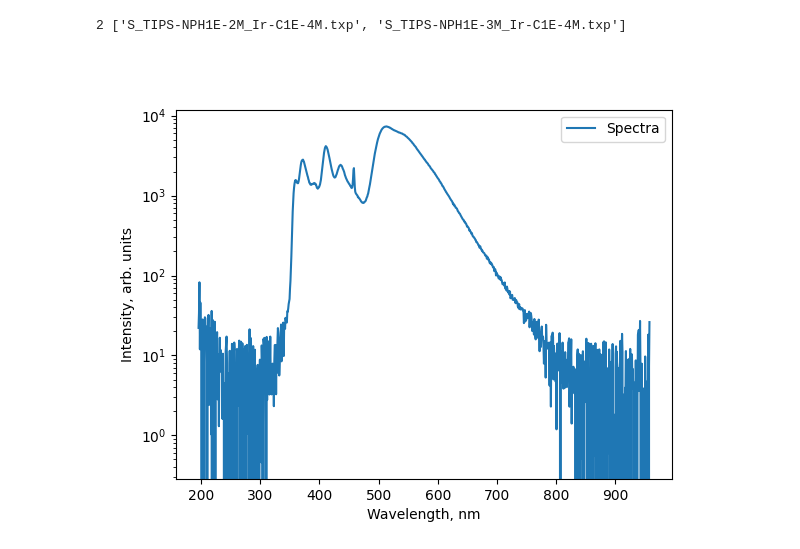
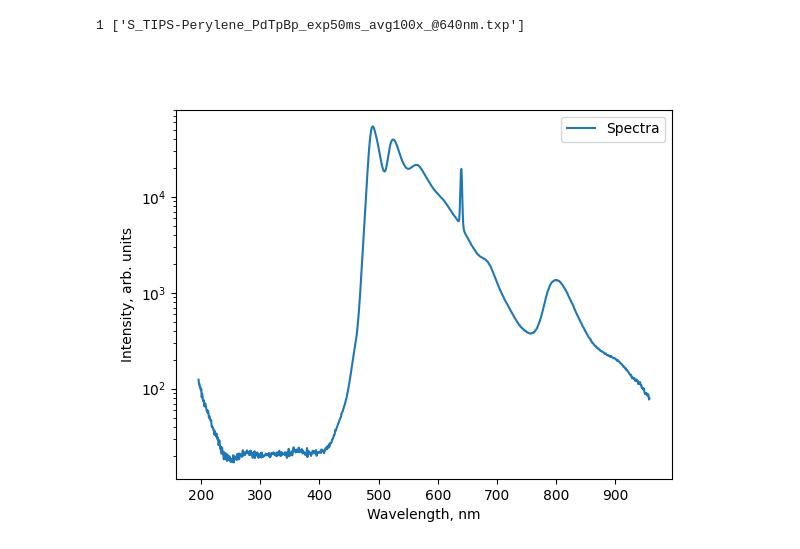
Before and after one commit to Ironslice/FTMC-Scripts, a Jupyter notebook: QY calc.ipynb, the cells around one changed output. Cells and saved outputs as stored; diff of their text form; code cells hidden in the pictures.

```diff
--- a/QY calc.ipynb
+++ b/QY calc.ipynb
@@ -4,37 +4,46 @@ import matplotlib.pyplot as plt
 import datetime
 import numpy as np
 from pathlib import Path
+import tkinter as tk
+from tkinter import filedialog
+from tkinter.filedialog import askdirectory
 import csv
 import os
 import scipy
+import glob
 import scipy.integrate as integrate
 # %matplotlib inline
 %matplotlib widget
+
+def displayall ( file_extension):
+    root = Tk()
+    root.wm_attributes('-topmost', True)
+    path = filedialog.askdirectory()
+    root.withdraw()
+    return path
 # %%
-path = r'C:\Users\Manvydas\Desktop\FTMC\Duomenys'
-dates = '20230620_TIPS-NPH_IR-C'
+spherecorr = pd.read_csv('C:\\Users\\Manvydas\\Desktop\\Qy_Calculator\\corrections\\Z_Edinburg2019Stepono.dat', delimiter='\t', index_col=None, header=0)
+spherecorr.columns = ['WL', 'corr']
+path = displayall('txp')
 used = set()
 df = pd.DataFrame()
-pathfullsphere = path + '\\' + dates
-#pathfullspectra = path + '\\' + dates + '\\' + 'spektrai'
-names = os.listdir(pathfullsphere)
+names = os.listdir(path)
 namesspectra = [x for x in names if 'S_' in x]
-
 print(len(namesspectra), namesspectra)
 # %% [output]
-2 ['S_TIPS-NPH1E-2M_Ir-C1E-4M.txp', 'S_TIPS-NPH1E-3M_Ir-C1E-4M.txp']
+1 ['S_TIPS-Perylene_PdTpBp_exp50ms_avg100x_@640nm.txp']
 # %%
 f = 0
 plt.close()
-df['WL'] = pd.read_csv(pathfullsphere + '\\' +
+df['WL'] = pd.read_csv(path + '\\' +
                        namesspectra[f], usecols=['@0'], sep='\t')
-df['S'] = pd.read_csv(pathfullsphere + '\\' +
+df['S'] = pd.read_csv(path + '\\' +
                       namesspectra[f], usecols=['0.000000'], sep='\t')
 plt.plot(df['WL'], df['S'], label='Spectra')
 plt.xlabel('Wavelength, nm'); plt.ylabel('Intensity, arb. units')
 plt.yscale('log')
 plt.legend()
 plt.show()
 # %% [output]
-[figure, old version]
+[figure, new version]
 # %%
```
Also changed, not shown: parts of 2 cells of this notebook.
